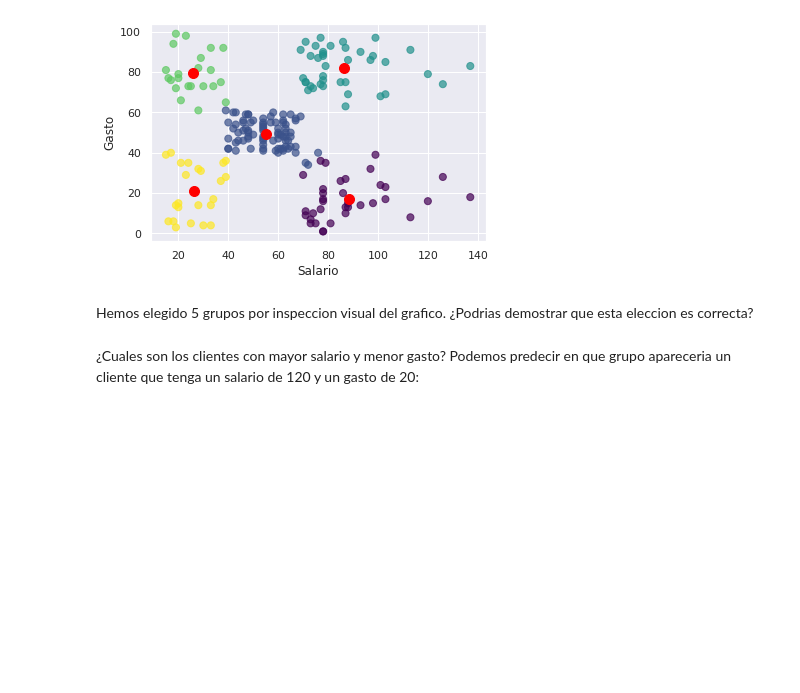
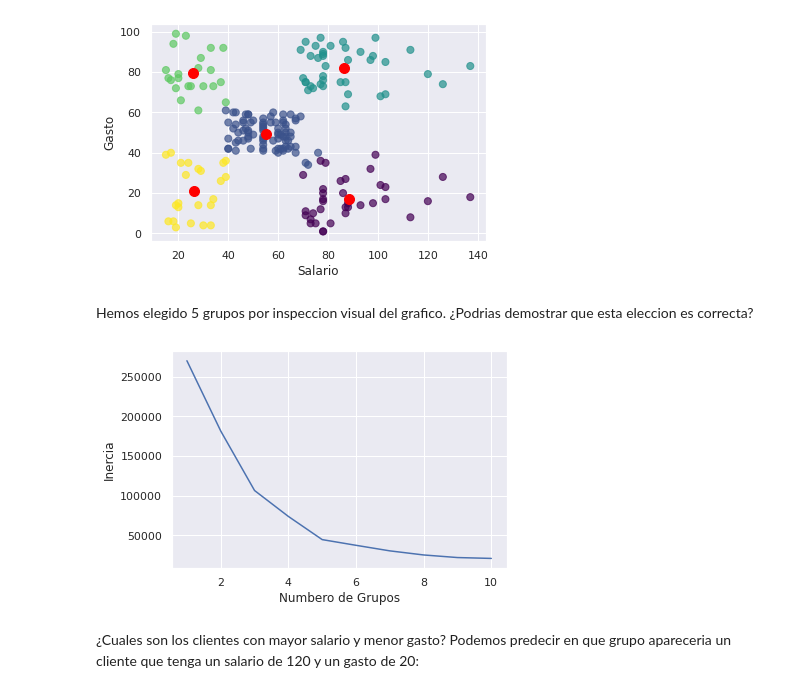
Before and after one commit to vicex99/IA_aprendizaje_no_supervisado, a Jupyter notebook: Aprendizaje_No_Supervisado.ipynb, the cells around one changed output. Cells and saved outputs as stored; diff of their text form; code cells hidden in the pictures; blank space fills up the shorter version.

```diff
--- a/Aprendizaje_No_Supervisado.ipynb
+++ b/Aprendizaje_No_Supervisado.ipynb
@@ -192,3 +190,18 @@ Hemos elegido 5 grupos por inspeccion visual del grafico. ¿Podrias demostrar qu
+# %%
+# El 5 es la eleccion correcta segun el analisis de la inercia por grupos.
+
+inercias = []
+
+for i in range(1, 11):
+  k_medias = KMeans(n_clusters=i, random_state=0)
+  k_medias.fit(puntos)
+  inercias.append(k_medias.inertia_)
+
+plt.plot(range(1, 11), inercias)
+plt.xlabel('Numbero de Grupos')
+plt.ylabel('Inercia');
+# %% [output]
+[figure, added]
 # %% [markdown]
 ¿Cuales son los clientes con mayor salario y menor gasto? Podemos predecir en que grupo apareceria un cliente que tenga un salario de 120 y un gasto de 20:
 # %%
```
Also changed, not shown: parts of 7 cells of this notebook.
